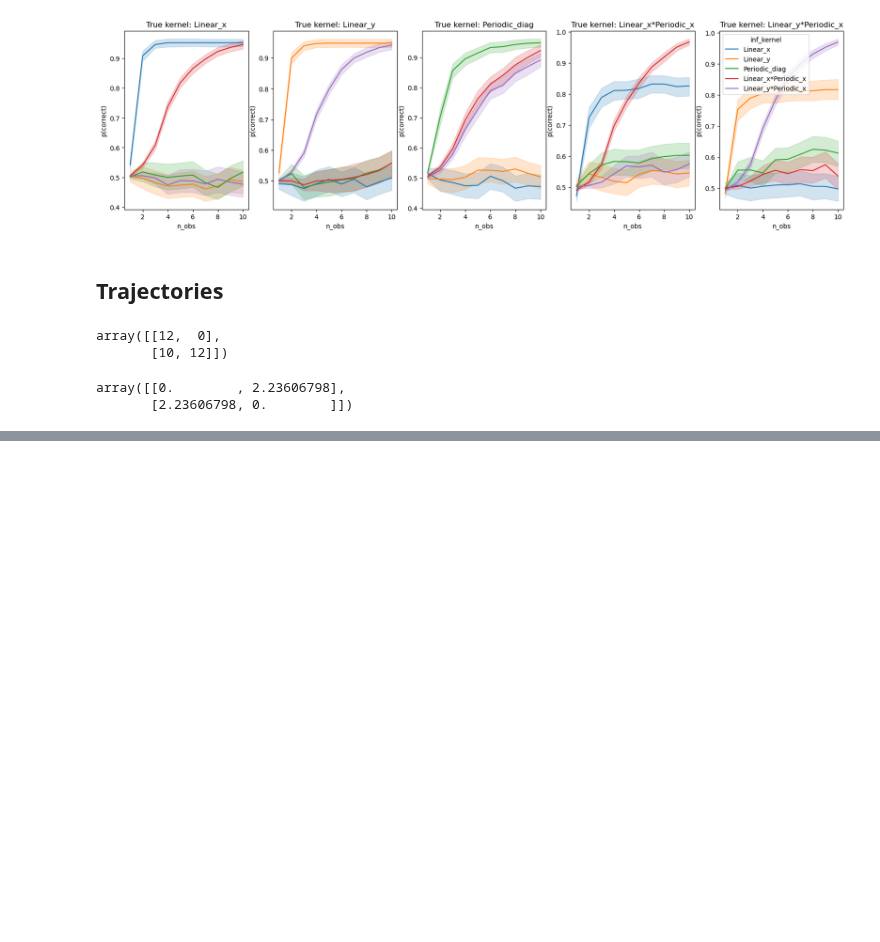
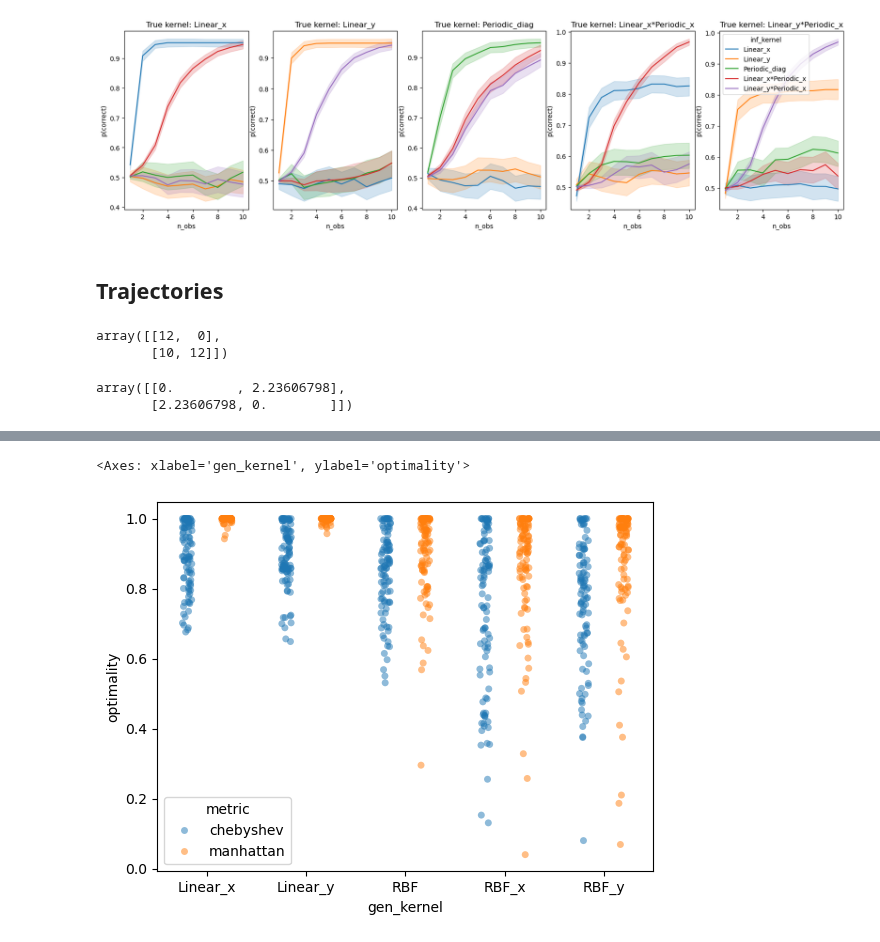
Before and after one commit to tgham/context_exploration, a Jupyter notebook: GP_worlds.ipynb, the cells around one changed output, grey strips where cells are left out. Drawn from its saved outputs; the diff is of its cells as text; code cells hidden in the pictures; blank space fills up the shorter version.

```diff
--- a/GP_worlds.ipynb
+++ b/GP_worlds.ipynb
@@ -461,0 +480,13 @@ chebyshev 4.0
+# %%
+## plot optimality
+data_tmp = df_gp.loc[
+    # (df_gp['gen_kernel']=='RBF_x')
+                     (df_gp['metric']=='chebyshev')|
+                     (df_gp['metric']=='manhattan')
+                     ]
+# data_tmp = df_gp.copy()
+# sns.violinplot(data = data_tmp, x = 'gen_kernel', y = 'optimality', hue = 'metric', split = True)
+sns.stripplot(data = data_tmp, x = 'gen_kernel', y = 'optimality', hue = 'metric', dodge = True, alpha = 0.5)
+# %% [output]
+<Axes: xlabel='gen_kernel', ylabel='optimality'>
+[figure, added]
```
Also changed, not shown: parts of 4 cells of this notebook, 2 other files.
